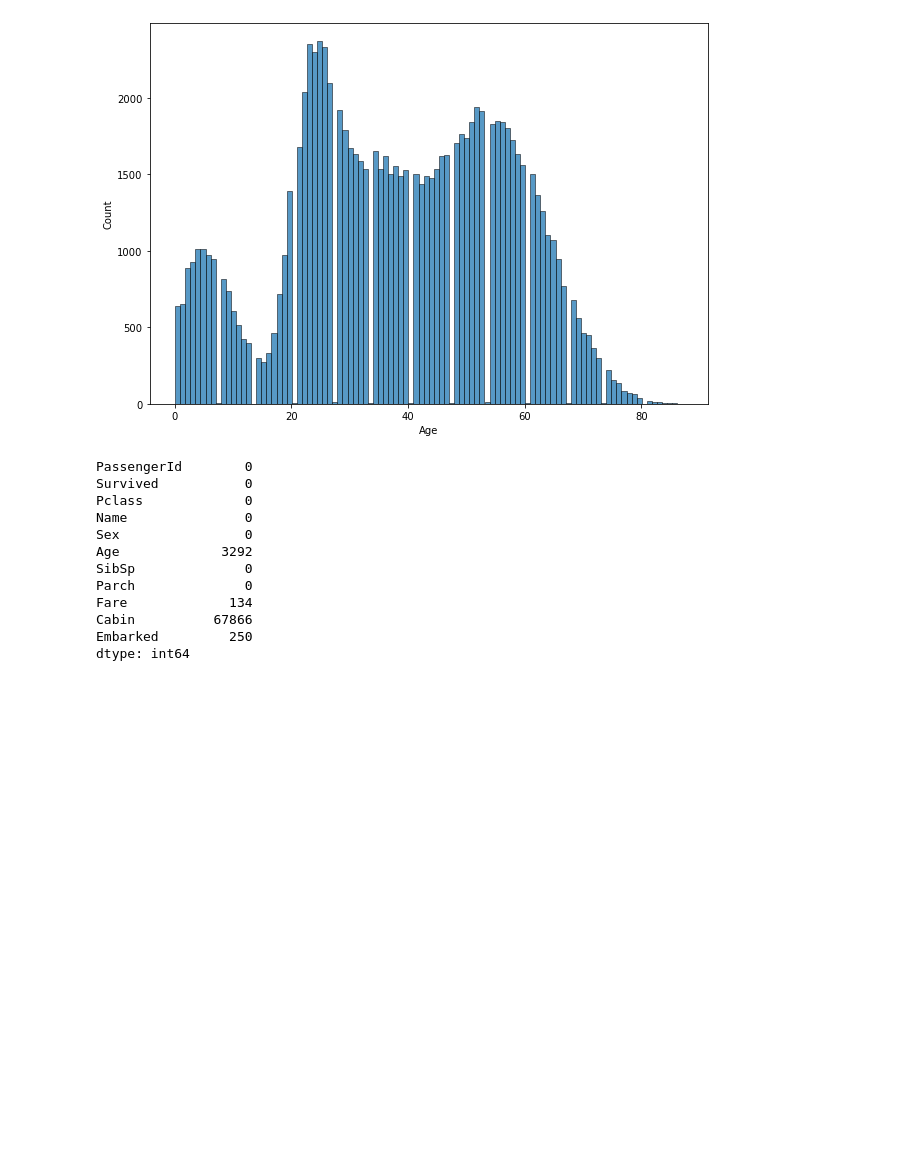
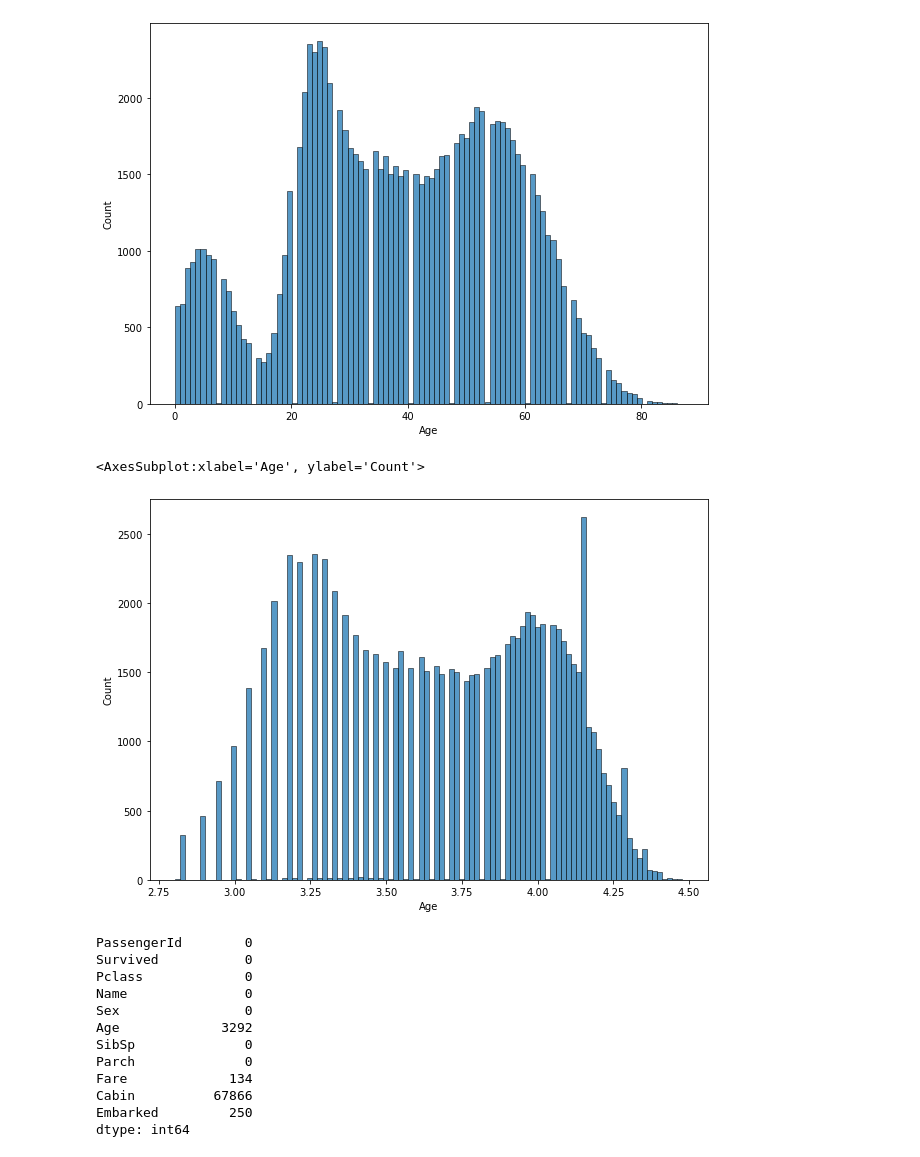
Before and after one commit to educauchy/kaggle-tab-playground-apr21, a Jupyter notebook: EDA.ipynb, the cells around one changed output. Cells and saved outputs as stored; diff of their text form; code cells hidden in the pictures; blank space fills up the shorter version.

```diff
--- a/EDA.ipynb
+++ b/EDA.ipynb
@@ -33,6 +36,15 @@ sns.histplot(data['Age'], bins=100)
 # %% [output]
 <AxesSubplot:xlabel='Age', ylabel='Count'>
 [figure]
+# %%
+plt.figure(figsize=(10, 7))
+# sns.histplot(np.log1p(data['Fare']), bins=100)
+d = np.log1p(data['Age'])
+sns.histplot(d[d>2.8], bins=100)
+# sns.histplot(boxcox(data['Age'])[0], bins=100)
+# %% [output]
+<AxesSubplot:xlabel='Age', ylabel='Count'>
+[figure, added]
 # %%
 print(data.isnull().sum())
 # %% [output]
```
Also changed, not shown: parts of 3 cells of this notebook, 15 other files.
